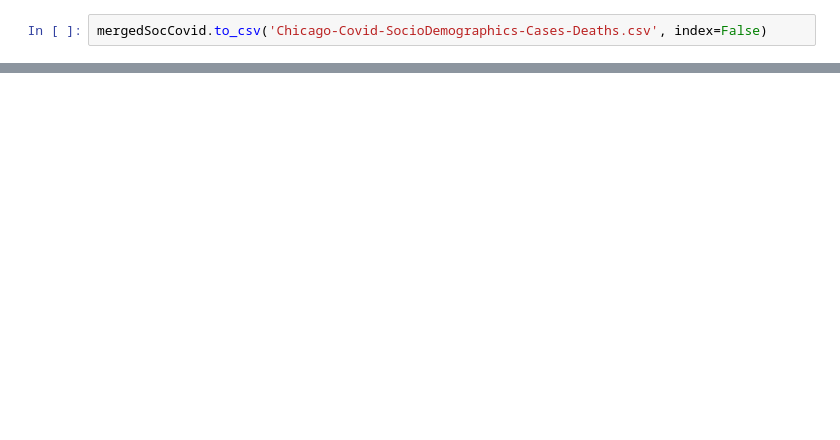
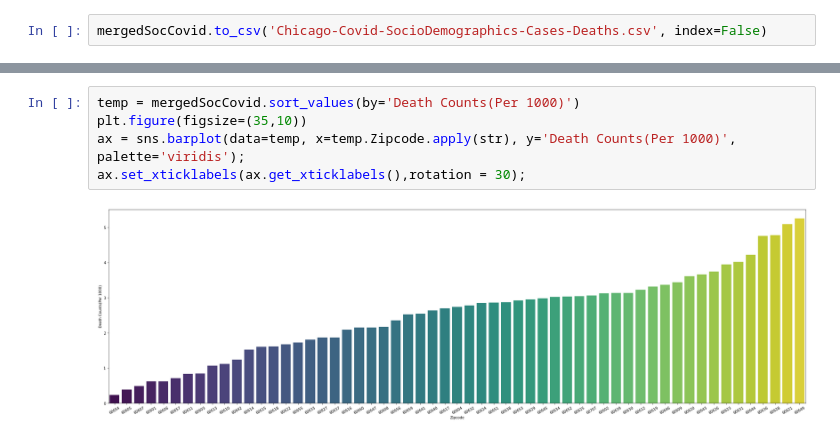
Before and after one commit to uic-cs418/modeling-the-pandemic, a Jupyter notebook: eda-vis.ipynb, the cells around one changed output, grey strips where cells are left out. Cells and saved outputs as stored; diff of their text form; blank space fills up the shorter version.

```diff
--- a/eda-vis.ipynb
+++ b/eda-vis.ipynb
@@ -77,0 +102,7 @@ Text(0.5, 0, 'Date')
+# %%
+temp = mergedSocCovid.sort_values(by='Death Counts(Per 1000)')
+plt.figure(figsize=(35,10))
+ax = sns.barplot(data=temp, x=temp.Zipcode.apply(str), y='Death Counts(Per 1000)', palette='viridis');
+ax.set_xticklabels(ax.get_xticklabels(),rotation = 30);
+# %% [output]
+[figure, added]
```
Also changed, not shown: parts of 15 cells of this notebook.
